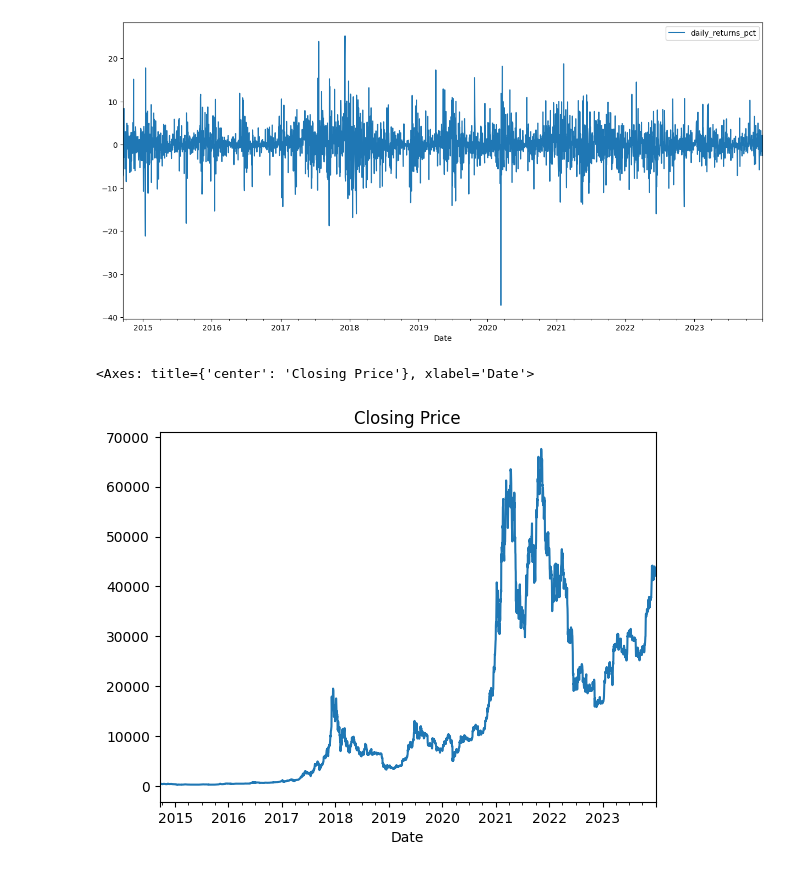
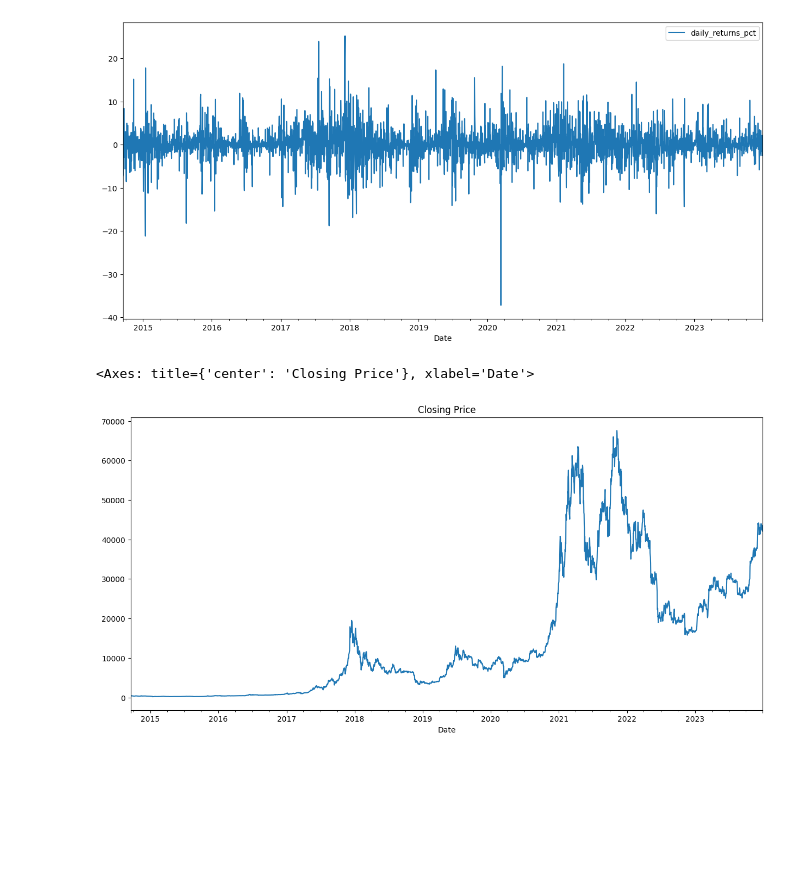
Before and after one commit to fwu27/Test, a Jupyter notebook: bitcoin_prices.ipynb, the cells around one changed output. Drawn from its saved outputs; the diff is of its cells as text; code cells hidden in the pictures; blank space fills up the shorter version.

```diff
--- a/bitcoin_prices.ipynb
+++ b/bitcoin_prices.ipynb
@@ -58,9 +58,9 @@ plt.show()
 # %% [output]
 [figure]
 # %%
-df['Close'].plot(title = 'Closing Price')
+df['Close'].plot(figsize= (15,7), title = 'Closing Price')
 # %% [output]
 <Axes: title={'center': 'Closing Price'}, xlabel='Date'>
-[figure, old version]
+[figure, new version]
 # %%
 df['30_day_rolling_vol'] = df['Volume'].rolling(window = 30).mean()
```
Also changed, not shown: parts of 1 cell of this notebook.
